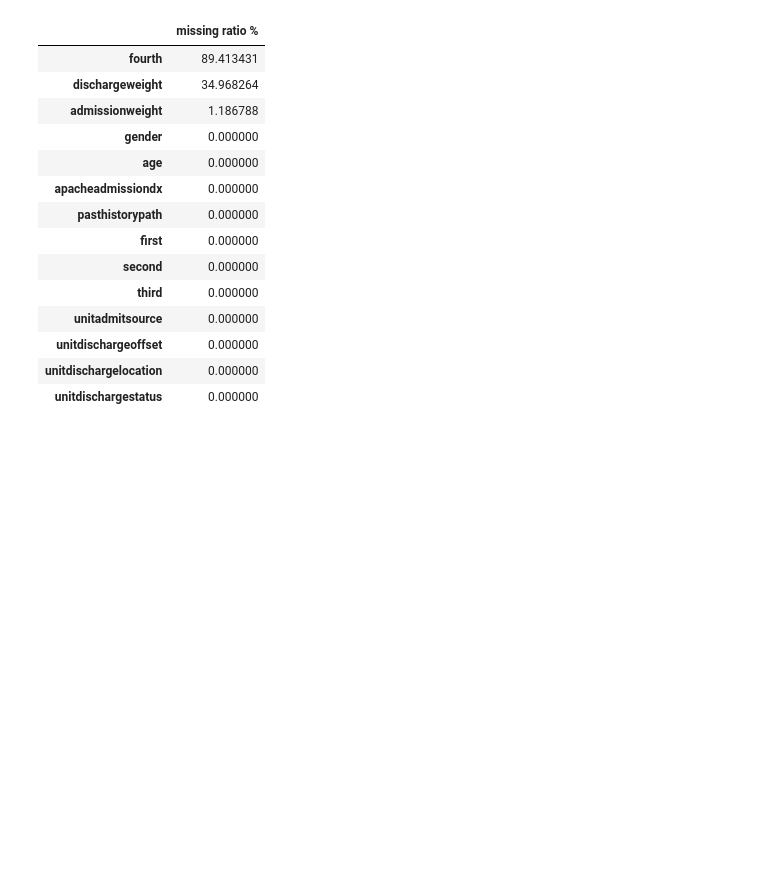
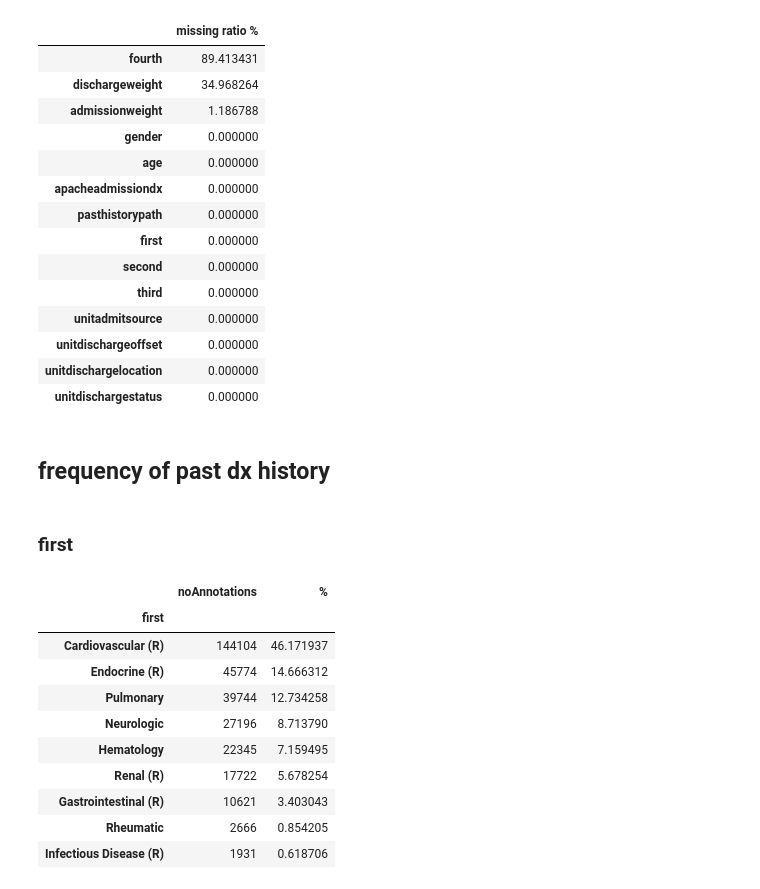
Before and after one commit to joy628/master-project, a Jupyter notebook: data-prepossing-2/pastHistory.ipynb, the cells around one changed output. Drawn from its saved outputs; the diff is of its cells as text; code cells hidden in the pictures; blank space fills up the shorter version.

Commit message:
past history dx analysis

```diff
--- a/data-prepossing-2/pastHistory.ipynb
+++ b/data-prepossing-2/pastHistory.ipynb
@@ -191,3 +189,24 @@ missing_ratio
 | unitdischargeoffset | 0.000000 |
 | unitdischargelocation | 0.000000 |
 | unitdischargestatus | 0.000000 |
+# %% [markdown]
+## frequency of past dx history
+# %% [markdown]
+### first
+# %%
+frequency1 = pd.DataFrame()
+frequency1['noAnnotations'] = df1['first'].value_counts()
+frequency1['%'] = df1['first'].value_counts() / len(df1.index) * 100
+frequency1
+# %% [output]
+|  | noAnnotations | % |
+| first |  |  |
+| Cardiovascular (R) | 144104 | 46.171937 |
+| Endocrine (R) | 45774 | 14.666312 |
+| Pulmonary | 39744 | 12.734258 |
+| Neurologic | 27196 | 8.713790 |
+| Hematology | 22345 | 7.159495 |
+| Renal (R) | 17722 | 5.678254 |
+| Gastrointestinal (R) | 10621 | 3.403043 |
+| Rheumatic | 2666 | 0.854205 |
+| Infectious Disease (R) | 1931 | 0.618706 |
```
Also changed, not shown: parts of 2 cells of this notebook.
